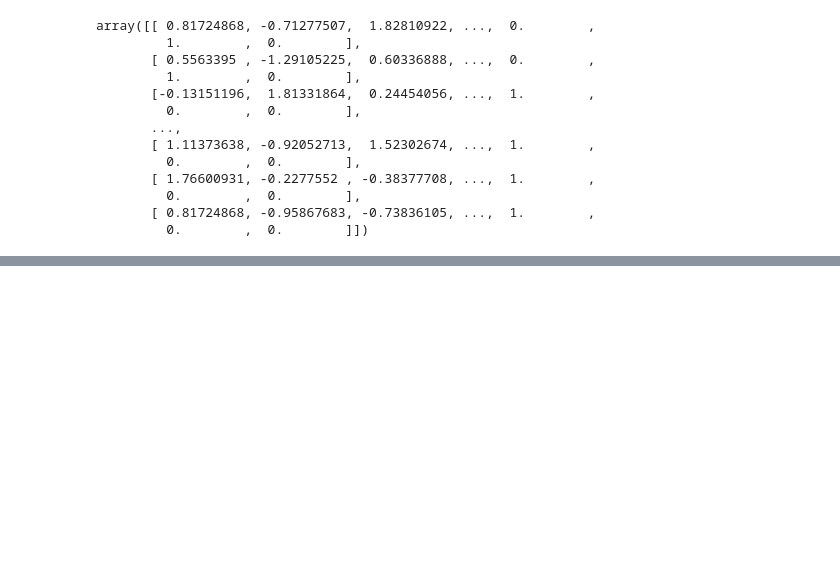
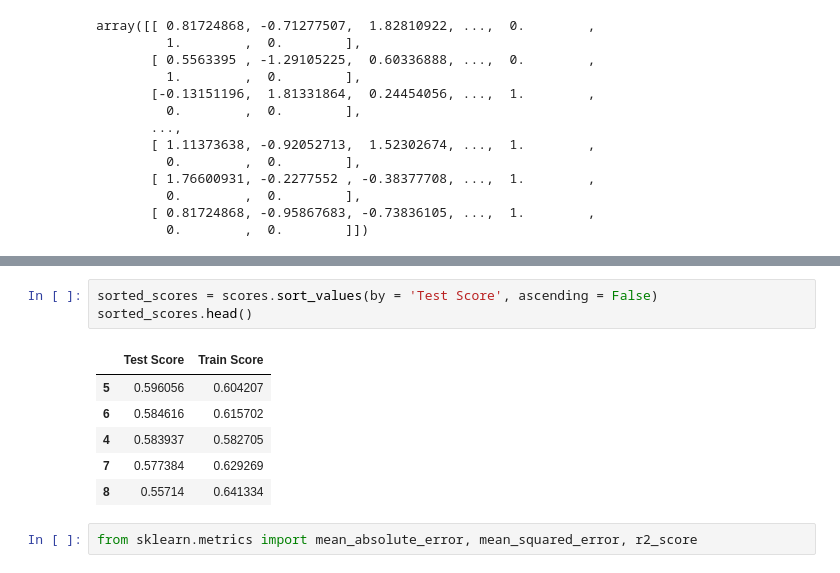
Before and after one commit to Jonathan-Hughes1524/food-sales-prediction, a Jupyter notebook: Project_1_Sales_Predictor_Machine_Learning.ipynb, the cells around one changed output, grey strips where cells are left out. Saved outputs shown, nothing was run; the diff lists cells and outputs as text; blank space fills up the shorter version.

```diff
--- a/Project_1_Sales_Predictor_Machine_Learning.ipynb
+++ b/Project_1_Sales_Predictor_Machine_Learning.ipynb
@@ -233,0 +388,12 @@ array([[ 0.81724868, -0.71277507,  1.82810922, ...,  0.        ,
+# %%
+sorted_scores = scores.sort_values(by = 'Test Score', ascending = False)
+sorted_scores.head()
+# %% [output]
+|  | Test Score | Train Score |
+| 5 | 0.596056 | 0.604207 |
+| 6 | 0.584616 | 0.615702 |
+| 4 | 0.583937 | 0.582705 |
+| 7 | 0.577384 | 0.629269 |
+| 8 | 0.55714 | 0.641334 |
+# %%
+from sklearn.metrics import mean_absolute_error, mean_squared_error, r2_score
```
Also changed, not shown: parts of 37 cells of this notebook.
